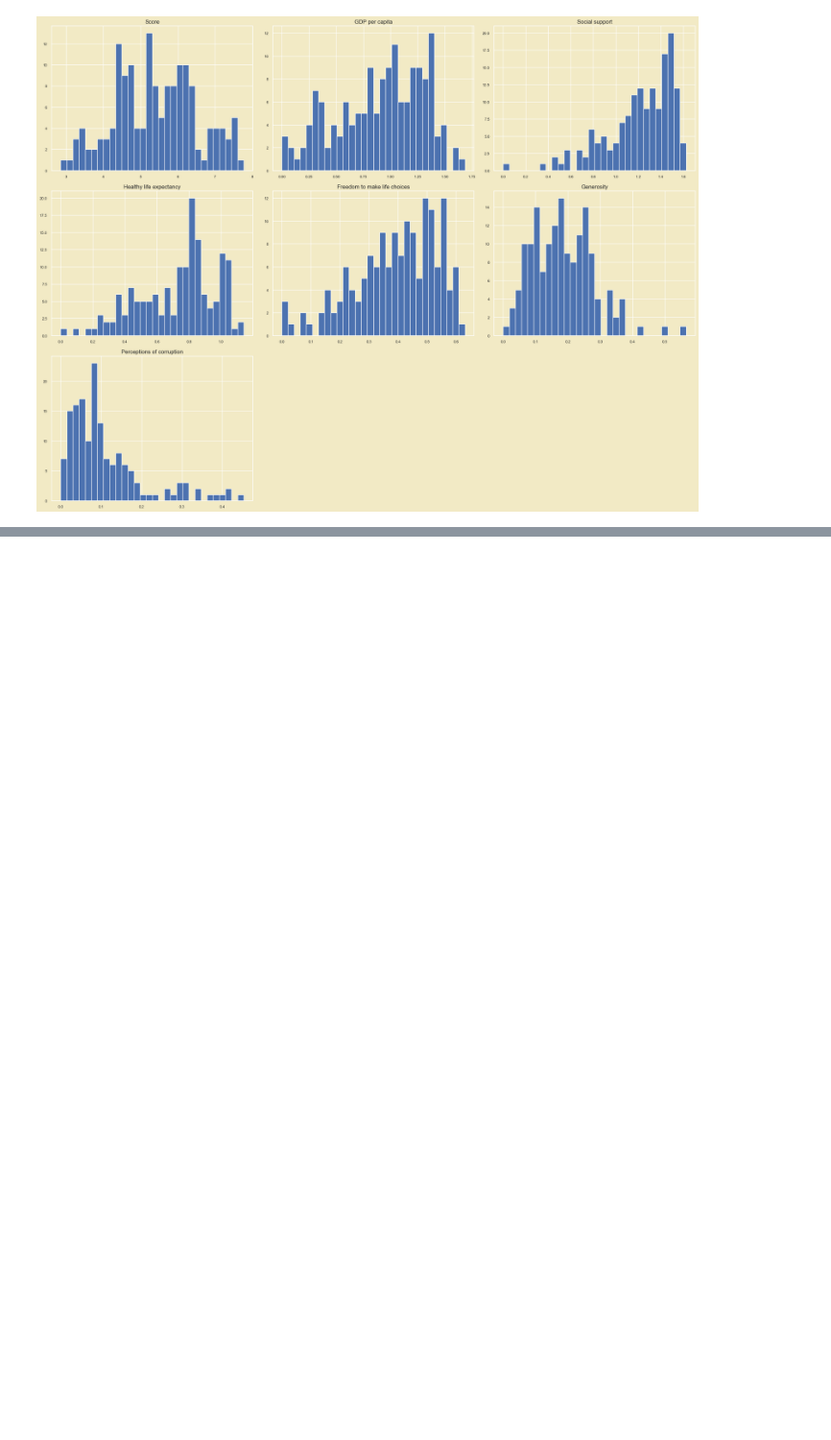
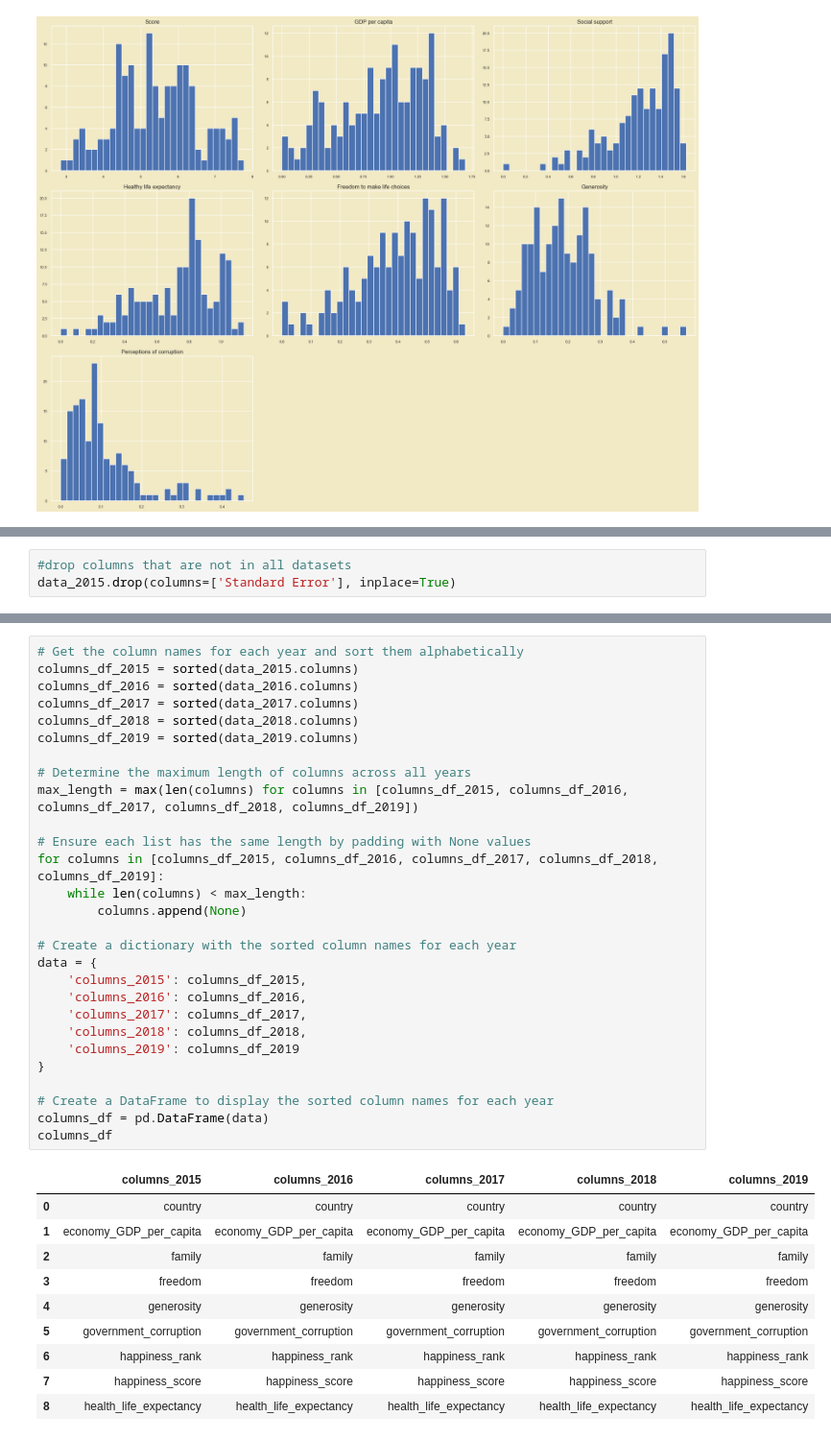
Before and after one commit to Juananalv205/Workshop-003-ETL, a Jupyter notebook: notebooks/000_EDA.ipynb, the cells around one changed output, grey strips where cells are left out. Shown at 96% size. Drawn from its saved outputs; the diff is of its cells as text; blank space fills up the shorter version.

```diff
--- a/notebooks/000_EDA.ipynb
+++ b/notebooks/000_EDA.ipynb
@@ -477,0 +615,3 @@ plt.show()
+# %%
+#drop columns that are not in all datasets
+data_2015.drop(columns=['Standard Error'], inplace=True)
@@ -477,0 +654,39 @@ plt.show()
+# %%
+# Get the column names for each year and sort them alphabetically
+columns_df_2015 = sorted(data_2015.columns)
+columns_df_2016 = sorted(data_2016.columns)
+columns_df_2017 = sorted(data_2017.columns)
+columns_df_2018 = sorted(data_2018.columns)
+columns_df_2019 = sorted(data_2019.columns)
+
+# Determine the maximum length of columns across all years
+max_length = max(len(columns) for columns in [columns_df_2015, columns_df_2016, columns_df_2017, columns_df_2018, columns_df_2019])
+
+# Ensure each list has the same length by padding with None values
+for columns in [columns_df_2015, columns_df_2016, columns_df_2017, columns_df_2018, columns_df_2019]:
+    while len(columns) < max_length:
+        columns.append(None)
+
+# Create a dictionary with the sorted column names for each year
+data = {
+    'columns_2015': columns_df_2015,
+    'columns_2016': columns_df_2016,
+    'columns_2017': columns_df_2017,
+    'columns_2018': columns_df_2018,
+    'columns_2019': columns_df_2019
+}
+
+# Create a DataFrame to display the sorted column names for each year
+columns_df = pd.DataFrame(data)
+columns_df
+# %% [output]
+|  | columns_2015 | columns_2016 | columns_2017 | columns_2018 | columns_2019 |
+| 0 | country | country | country | country | country |
+| 1 | economy_GDP_per_capita | economy_GDP_per_capita | economy_GDP_per_capita | economy_GDP_per_capita | economy_GDP_per_capita |
+| 2 | family | family | family | family | family |
+| 3 | freedom | freedom | freedom | freedom | freedom |
+| 4 | generosity | generosity | generosity | generosity | generosity |
+| 5 | government_corruption | government_corruption | government_corruption | government_corruption | government_corruption |
+| 6 | happiness_rank | happiness_rank | happiness_rank | happiness_rank | happiness_rank |
+| 7 | happiness_score | happiness_score | happiness_score | happiness_score | happiness_score |
+| 8 | health_life_expectancy | health_life_expectancy | health_life_expectancy | health_life_expectancy | health_life_expectancy |
```
Also changed, not shown: parts of 7 cells of this notebook.
